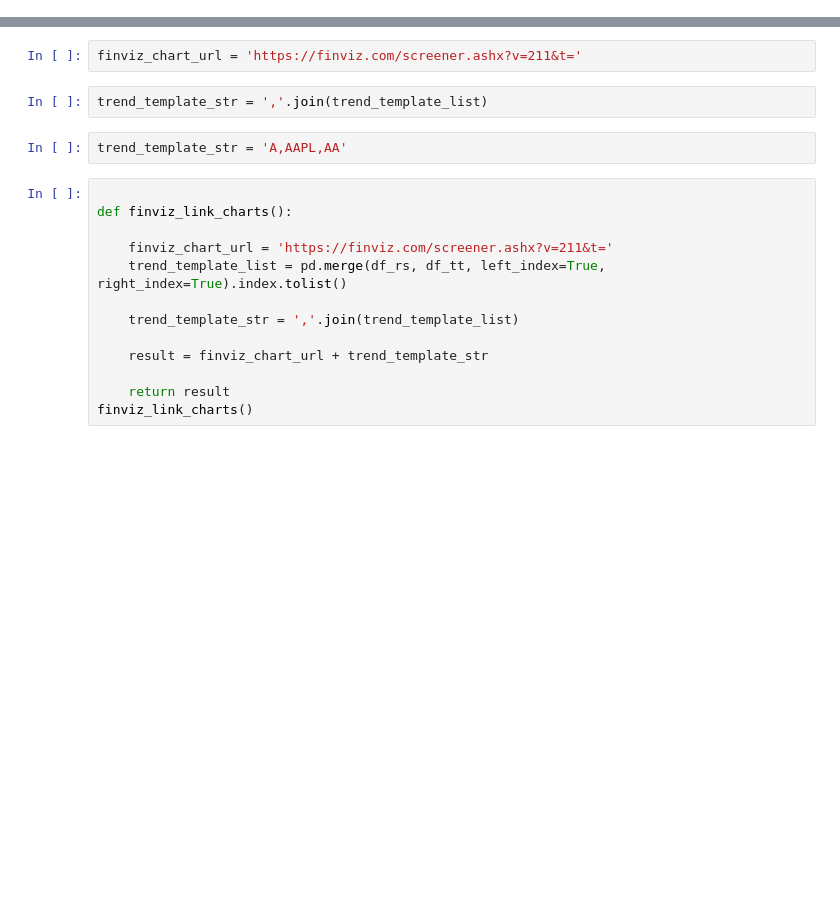
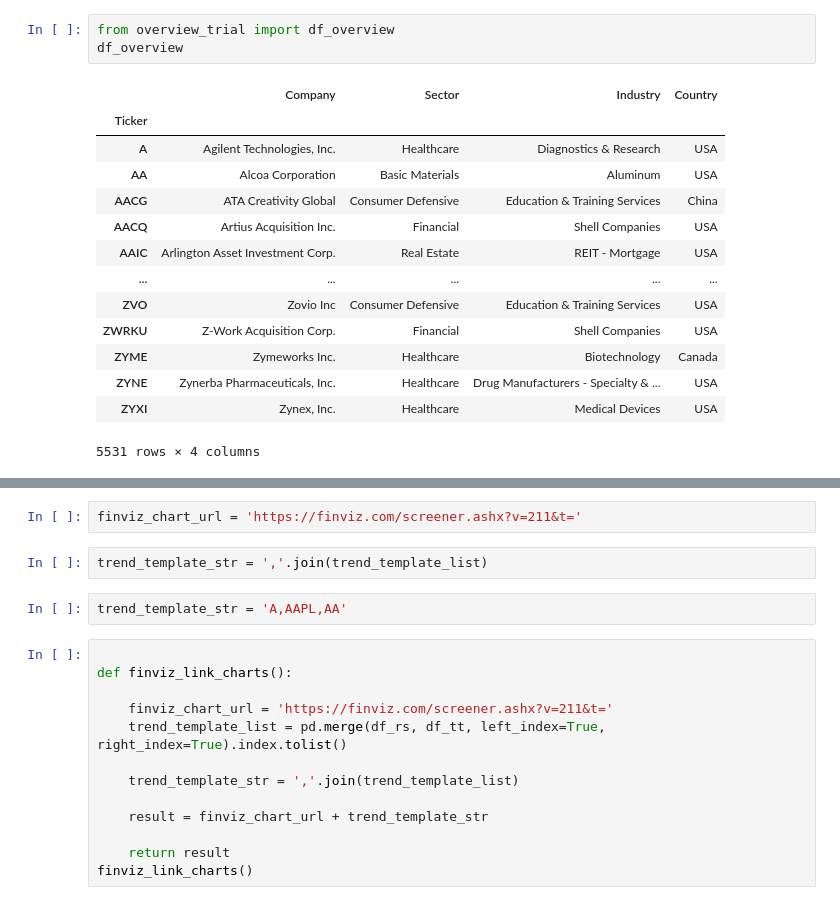
Before and after one commit to chan1123/Full_Trend_Template, a Jupyter notebook: Testing.ipynb, the cells around one changed output, grey strips where cells are left out. Drawn from its saved outputs; the diff is of its cells as text; blank space fills up the shorter version.

```diff
--- a/Testing.ipynb
+++ b/Testing.ipynb
@@ -19,0 +16,18 @@ IBD_Excel/20210215_IBD.xlsx
+# %%
+from overview_trial import df_overview
+df_overview
+# %% [output]
+|  | Company | Sector | Industry | Country |
+| Ticker |  |  |  |  |
+| A | Agilent Technologies, Inc. | Healthcare | Diagnostics & Research | USA |
+| AA | Alcoa Corporation | Basic Materials | Aluminum | USA |
+| AACG | ATA Creativity Global | Consumer Defensive | Education & Training Services | China |
+| AACQ | Artius Acquisition Inc. | Financial | Shell Companies | USA |
+| AAIC | Arlington Asset Investment Corp. | Real Estate | REIT - Mortgage | USA |
+| ... | ... | ... | ... | ... |
+| ZVO | Zovio Inc | Consumer Defensive | Education & Training Services | USA |
+| ZWRKU | Z-Work Acquisition Corp. | Financial | Shell Companies | USA |
+| ZYME | Zymeworks Inc. | Healthcare | Biotechnology | Canada |
+| ZYNE | Zynerba Pharmaceuticals, Inc. | Healthcare | Drug Manufacturers - Specialty & ... | USA |
+| ZYXI | Zynex, Inc. | Healthcare | Medical Devices | USA |
+5531 rows × 4 columns
```
Also changed, not shown: parts of 9 cells of this notebook, 46 other files.
